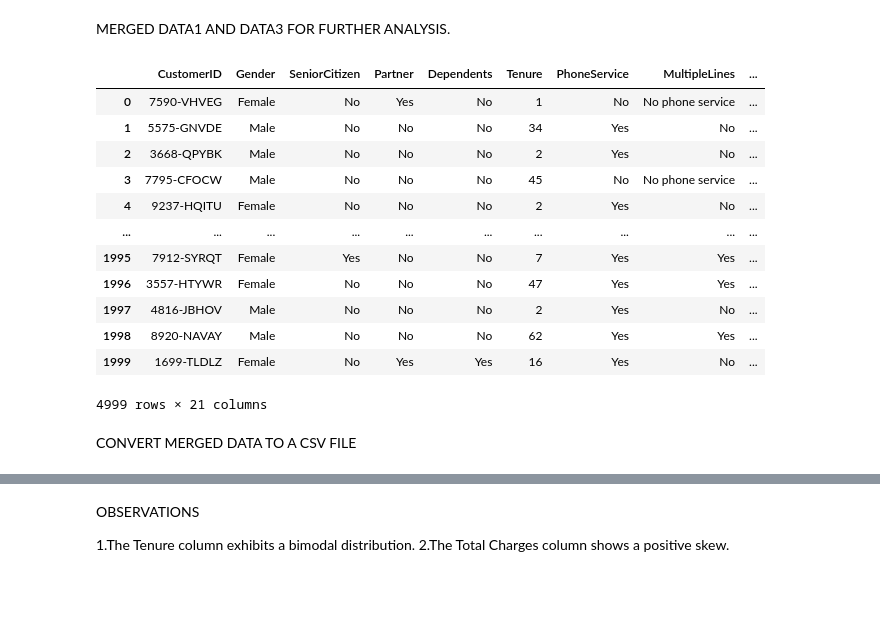
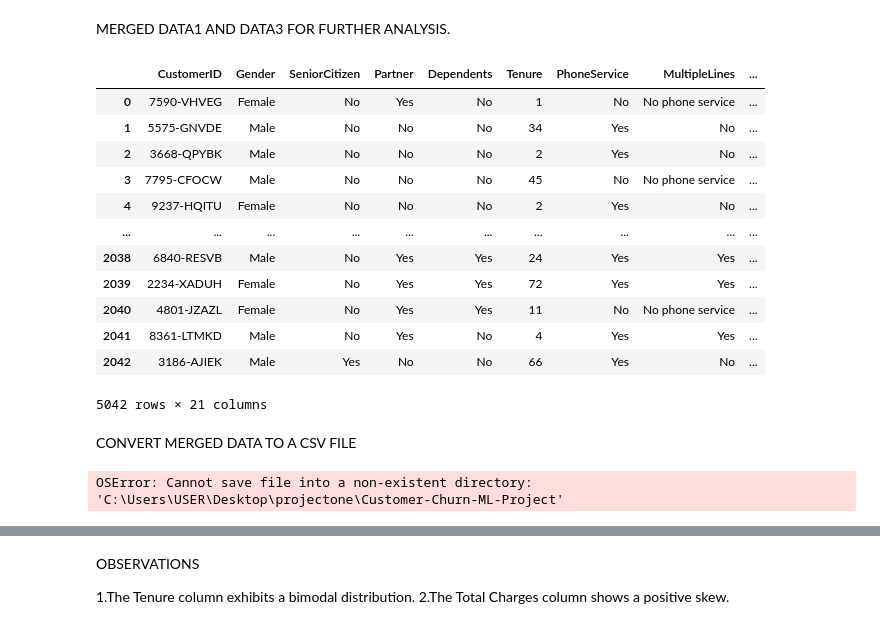
Before and after one commit to sanni-2024/CUSTOMER-CHURN-PREDICTION, a Jupyter notebook: Notebook/churn.ipynb, the cells around one changed output, grey strips where cells are left out. Saved outputs shown, nothing was run; the diff lists cells and outputs as text; code cells hidden in the pictures; blank space fills up the shorter version.

```diff
--- a/Notebook/churn.ipynb
+++ b/Notebook/churn.ipynb
@@ -402,27 +413,29 @@ data1['Churn'].isnull().sum()
 MERGED DATA1 AND DATA3 FOR FURTHER ANALYSIS.
 # %%
 # Combined data1 and data3 for further analysis and training
-merged_data= pd.concat([data1, data3])
+merged_data= pd.concat([data1, data2])
 merged_data
 # %% [output]
 |  | CustomerID | Gender | SeniorCitizen | Partner | Dependents | Tenure | PhoneService | MultipleLines | ... |
 | 0 | 7590-VHVEG | Female | No | Yes | No | 1 | No | No phone service | ... |
 | 1 | 5575-GNVDE | Male | No | No | No | 34 | Yes | No | ... |
 | 2 | 3668-QPYBK | Male | No | No | No | 2 | Yes | No | ... |
 | 3 | 7795-CFOCW | Male | No | No | No | 45 | No | No phone service | ... |
 | 4 | 9237-HQITU | Female | No | No | No | 2 | Yes | No | ... |
 | ... | ... | ... | ... | ... | ... | ... | ... | ... | ... |
-| 1995 | 7912-SYRQT | Female | Yes | No | No | 7 | Yes | Yes | ... |
-| 1996 | 3557-HTYWR | Female | No | No | No | 47 | Yes | Yes | ... |
-| 1997 | 4816-JBHOV | Male | No | No | No | 2 | Yes | No | ... |
-| 1998 | 8920-NAVAY | Male | No | No | No | 62 | Yes | Yes | ... |
-| 1999 | 1699-TLDLZ | Female | No | Yes | Yes | 16 | Yes | No | ... |
+| 2038 | 6840-RESVB | Male | No | Yes | Yes | 24 | Yes | Yes | ... |
+| 2039 | 2234-XADUH | Female | No | Yes | Yes | 72 | Yes | Yes | ... |
+| 2040 | 4801-JZAZL | Female | No | Yes | Yes | 11 | No | No phone service | ... |
+| 2041 | 8361-LTMKD | Male | No | Yes | No | 4 | Yes | Yes | ... |
+| 2042 | 3186-AJIEK | Male | Yes | No | No | 66 | Yes | No | ... |
-4999 rows × 21 columns
+5042 rows × 21 columns
 # %% [markdown]
 CONVERT MERGED DATA TO A CSV FILE
 # %%
-search_directory = r'C:\Users\DELL\Downloads\PROJECT@AZUBI\CUSTOMER-CHURN-PREDICTION'
+search_directory = r'C:\Users\USER\Desktop\projectone\Customer-Churn-ML-Project'
 file_name = 'Cleaned_data'
 file_path = f'{search_directory}\\{file_name}'
 
 merged_data.to_csv(file_path, index=False)
+# %% [output]
+OSError: Cannot save file into a non-existent directory: 'C:\Users\USER\Desktop\projectone\Customer-Churn-ML-Project'
```
Also changed, not shown: parts of 34 cells of this notebook, 1 other file.
